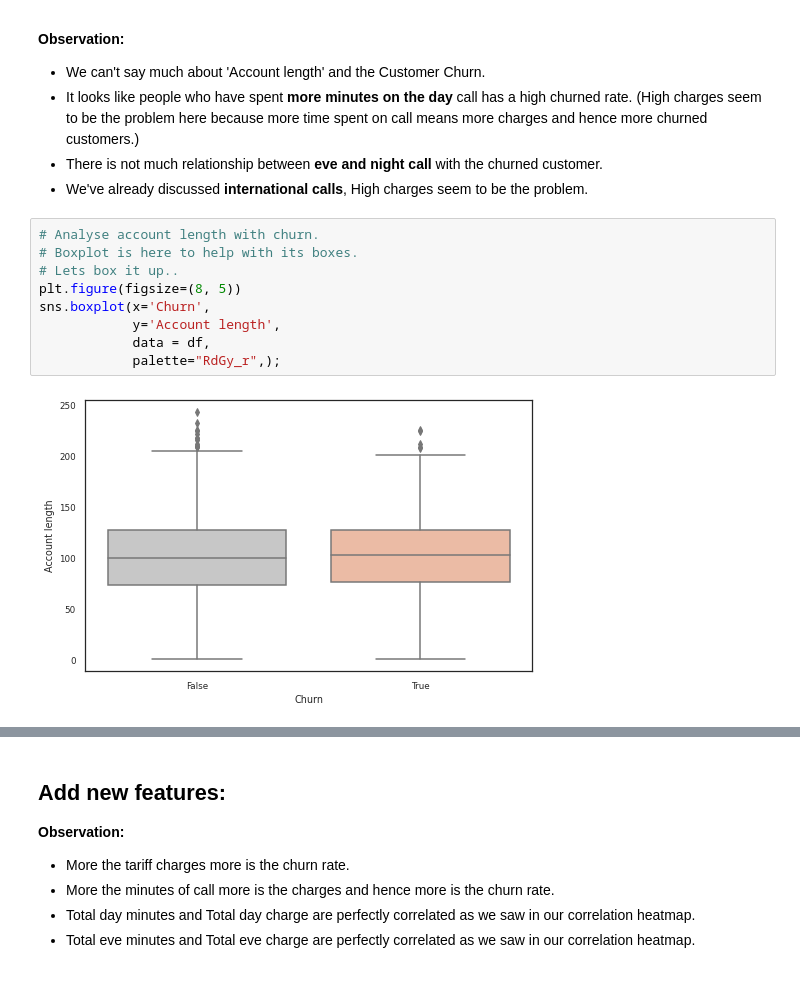
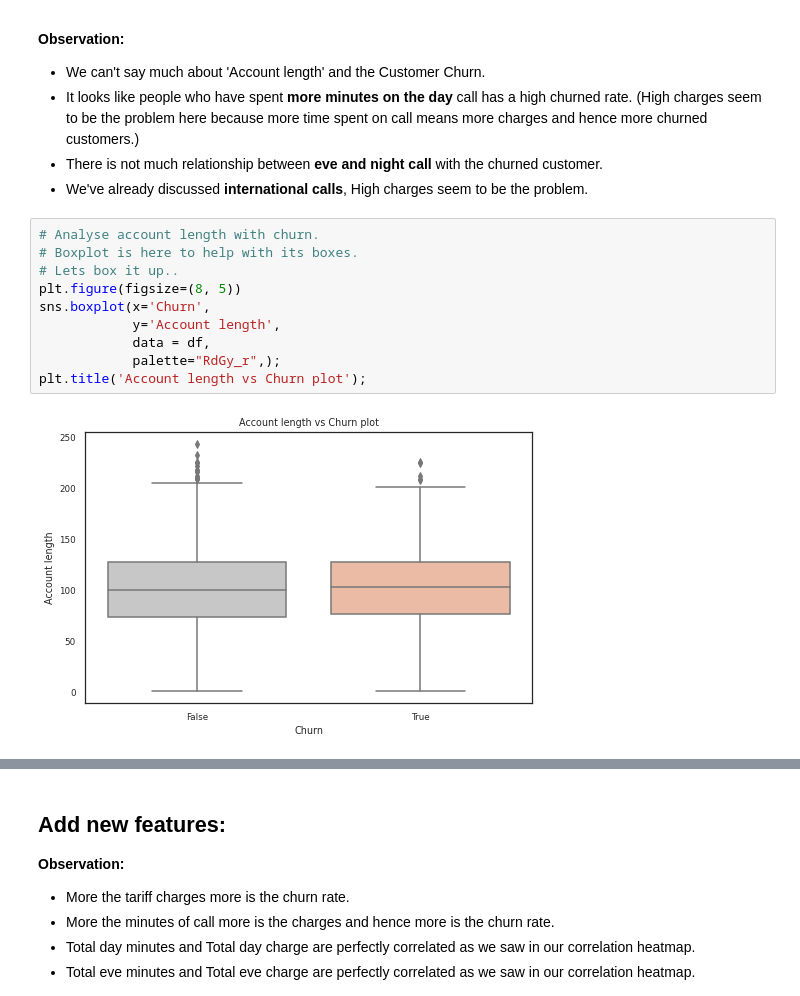
Before and after one commit to GhostML/Telecom-Churn-EDA, a Jupyter notebook: Telecom_Churn_Analysis_Capstone_Project.ipynb, the cells around one changed output, grey strips where cells are left out. Cells and saved outputs as stored; diff of their text form.

```diff
--- a/Telecom_Churn_Analysis_Capstone_Project.ipynb
+++ b/Telecom_Churn_Analysis_Capstone_Project.ipynb
@@ -292,14 +297,15 @@ Let's analyze Numerical features(or columns) with the 'Churn' rate.
 # %%
 # Analyse account length with churn.
 # Boxplot is here to help with its boxes.
 # Lets box it up..
 plt.figure(figsize=(8, 5))
 sns.boxplot(x='Churn',
             y='Account length',
             data = df,
             palette="RdGy_r",);
+plt.title('Account length vs Churn plot');
 # %% [output]
-[figure, old version]
+[figure, new version]
 # %%
 sns.set(font_scale=1.2, style="whitegrid")
 
```
Also changed, not shown: parts of 5 cells of this notebook.
